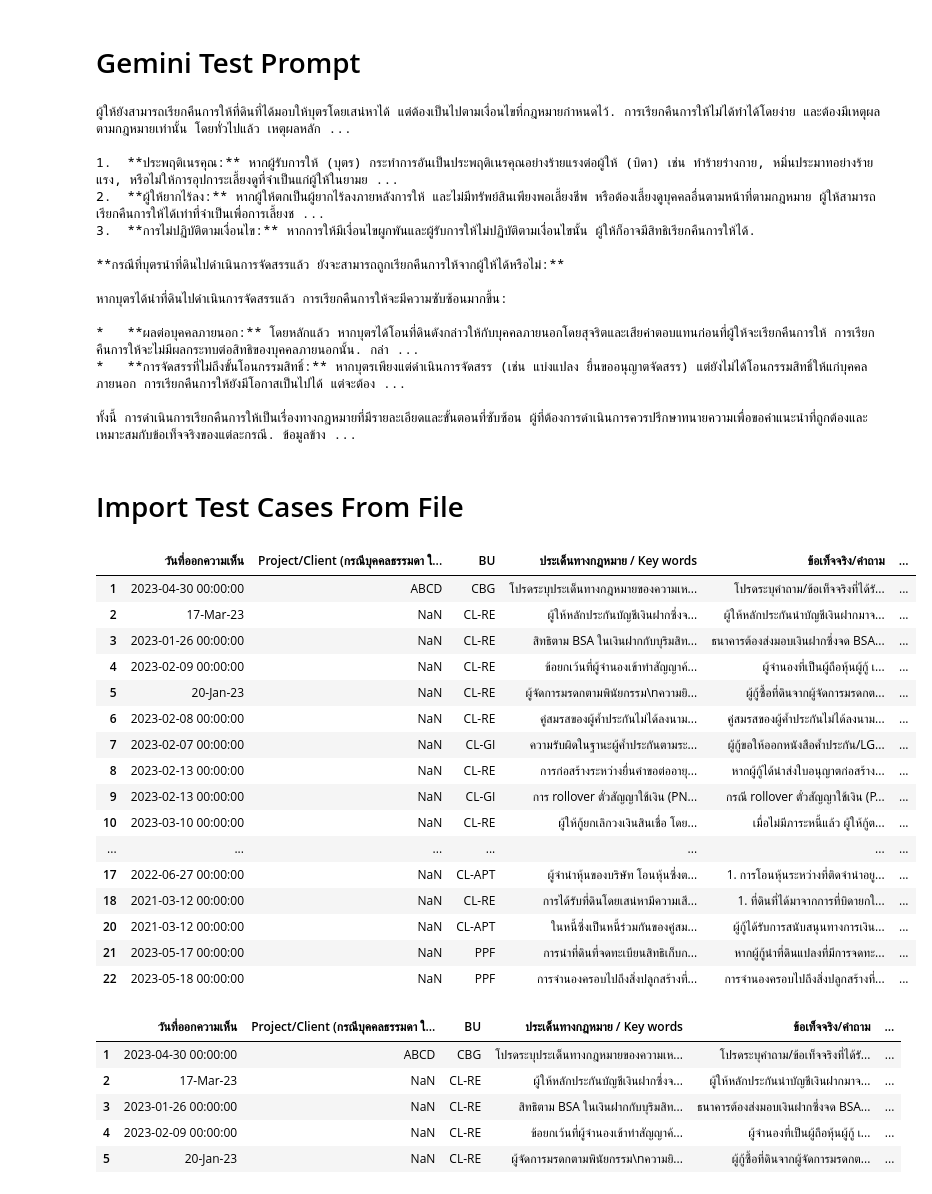
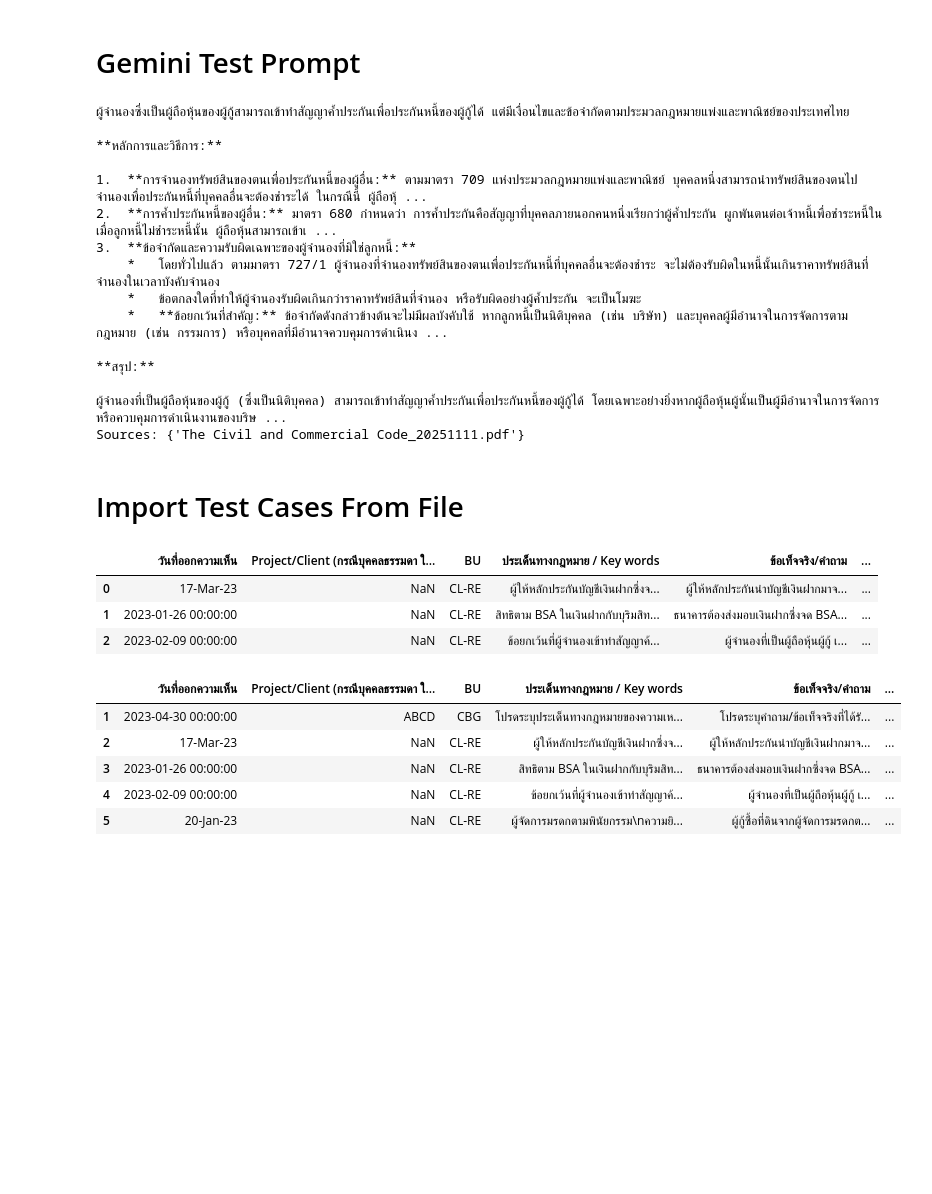
Before and after one commit to rit1217/Study-RAG, a Jupyter notebook: introduction_to_rag.ipynb, the cells around one changed output. Drawn from its saved outputs; the diff is of its cells as text; code cells hidden in the pictures; blank space fills up the shorter version.

```diff
--- a/introduction_to_rag.ipynb
+++ b/introduction_to_rag.ipynb
@@ -75,49 +120,37 @@ def ask_legal_gemini(question):
 # %%
-question="""1. ที่ดินที่ได้มาจากการที่บิดายกให้บุตรโดยเสน่หา บิดาซึ่งเป็นผู้ให้ยังสามารถเรียกคืนจากบุตรได้หรือไม่ เรียกคืนจากสาเหตุใดได้บ้าง
-2. กรณีที่บุตรนำที่ดินไปดำเนินการจัดสรรแล้ว ยังจะสามารถถูกเรียกคืนการให้จากผู้ให้ได้หรือไม่"""
+question="""ผู้จำนองที่เป็นผู้ถือหุ้นผู้กู้ เข้าทำสัญญาค้ำประกันเพื่อประกันหนี้ผู้กู้ ได้หรือไม่ อย่างไร"""
 
-print(ask_legal_gemini(question).text)
+response, response_text = ask_legal_gemini(client, question, FILE_STORE_NAME)
+print(response_text)
 # %% [output]
-ผู้ให้ยังสามารถเรียกคืนการให้ที่ดินที่ได้มอบให้บุตรโดยเสน่หาได้ แต่ต้องเป็นไปตามเงื่อนไขที่กฎหมายกำหนดไว้. การเรียกคืนการให้ไม่ได้ทำได้โดยง่าย และต้องมีเหตุผลตามกฎหมายเท่านั้น โดยทั่วไปแล้ว เหตุผลหลัก ...
+ผู้จำนองซึ่งเป็นผู้ถือหุ้นของผู้กู้สามารถเข้าทำสัญญาค้ำประกันเพื่อประกันหนี้ของผู้กู้ได้ แต่มีเงื่อนไขและข้อจำกัดตามประมวลกฎหมายแพ่งและพาณิชย์ของประเทศไทย
 
-1.  **ประพฤติเนรคุณ:** หากผู้รับการให้ (บุตร) กระทำการอันเป็นประพฤติเนรคุณอย่างร้ายแรงต่อผู้ให้ (บิดา) เช่น ทำร้ายร่างกาย, หมิ่นประมาทอย่างร้ายแรง, หรือไม่ให้การอุปการะเลี้ยงดูที่จำเป็นแก่ผู้ให้ในยามย ...
-2.  **ผู้ให้ยากไร้ลง:** หากผู้ให้ตกเป็นผู้ยากไร้ลงภายหลังการให้ และไม่มีทรัพย์สินเพียงพอเลี้ยงชีพ หรือต้องเลี้ยงดูบุคคลอื่นตามหน้าที่ตามกฎหมาย ผู้ให้สามารถเรียกคืนการให้ได้เท่าที่จำเป็นเพื่อการเลี้ยงช ...
-3.  **การไม่ปฏิบัติตามเงื่อนไข:** หากการให้มีเงื่อนไขผูกพันและผู้รับการให้ไม่ปฏิบัติตามเงื่อนไขนั้น ผู้ให้ก็อาจมีสิทธิเรียกคืนการให้ได้.
+**หลักการและวิธีการ:**
 
-**กรณีที่บุตรนำที่ดินไปดำเนินการจัดสรรแล้ว ยังจะสามารถถูกเรียกคืนการให้จากผู้ให้ได้หรือไม่:**
+1.  **การจำนองทรัพย์สินของตนเพื่อประกันหนี้ของผู้อื่น:** ตามมาตรา 709 แห่งประมวลกฎหมายแพ่งและพาณิชย์ บุคคลหนึ่งสามารถนำทรัพย์สินของตนไปจำนองเพื่อประกันหนี้ที่บุคคลอื่นจะต้องชำระได้ ในกรณีนี้ ผู้ถือหุ้ ...
+2.  **การค้ำประกันหนี้ของผู้อื่น:** มาตรา 680 กำหนดว่า การค้ำประกันคือสัญญาที่บุคคลภายนอกคนหนึ่งเรียกว่าผู้ค้ำประกัน ผูกพันตนต่อเจ้าหนี้เพื่อชำระหนี้ในเมื่อลูกหนี้ไม่ชำระหนี้นั้น ผู้ถือหุ้นสามารถเข้าเ ...
+3.  **ข้อจำกัดและความรับผิดเฉพาะของผู้จำนองที่มิใช่ลูกหนี้:**
+    *   โดยทั่วไปแล้ว ตามมาตรา 727/1 ผู้จำนองที่จำนองทรัพย์สินของตนเพื่อประกันหนี้ที่บุคคลอื่นจะต้องชำระ จะไม่ต้องรับผิดในหนี้นั้นเกินราคาทรัพย์สินที่จำนองในเวลาบังคับจำนอง
+    *   ข้อตกลงใดที่ทำให้ผู้จำนองรับผิดเกินกว่าราคาทรัพย์สินที่จำนอง หรือรับผิดอย่างผู้ค้ำประกัน จะเป็นโมฆะ
+    *   **ข้อยกเว้นที่สำคัญ:** ข้อจำกัดดังกล่าวข้างต้นจะไม่มีผลบังคับใช้ หากลูกหนี้เป็นนิติบุคคล (เช่น บริษัท) และบุคคลผู้มีอำนาจในการจัดการตามกฎหมาย (เช่น กรรมการ) หรือบุคคลที่มีอำนาจควบคุมการดำเนินง ...
 
-หากบุตรได้นำที่ดินไปดำเนินการจัดสรรแล้ว การเรียกคืนการให้จะมีความซับซ้อนมากขึ้น:
+**สรุป:**
 
-*   **ผลต่อบุคคลภายนอก:** โดยหลักแล้ว หากบุตรได้โอนที่ดินดังกล่าวให้กับบุคคลภายนอกโดยสุจริตและเสียค่าตอบแทนก่อนที่ผู้ให้จะเรียกคืนการให้ การเรียกคืนการให้จะไม่มีผลกระทบต่อสิทธิของบุคคลภายนอกนั้น. กล่า ...
-*   **การจัดสรรที่ไม่ถึงขั้นโอนกรรมสิทธิ์:** หากบุตรเพียงแต่ดำเนินการจัดสรร (เช่น แบ่งแปลง ยื่นขออนุญาตจัดสรร) แต่ยังไม่ได้โอนกรรมสิทธิ์ให้แก่บุคคลภายนอก การเรียกคืนการให้ยังมีโอกาสเป็นไปได้ แต่จะต้อง ...
-
-ทั้งนี้ การดำเนินการเรียกคืนการให้เป็นเรื่องทางกฎหมายที่มีรายละเอียดและขั้นตอนที่ซับซ้อน ผู้ที่ต้องการดำเนินการควรปรึกษาทนายความเพื่อขอคำแนะนำที่ถูกต้องและเหมาะสมกับข้อเท็จจริงของแต่ละกรณี. ข้อมูลข้าง ...
+ผู้จำนองที่เป็นผู้ถือหุ้นของผู้กู้ (ซึ่งเป็นนิติบุคคล) สามารถเข้าทำสัญญาค้ำประกันเพื่อประกันหนี้ของผู้กู้ได้ โดยเฉพาะอย่างยิ่งหากผู้ถือหุ้นผู้นั้นเป็นผู้มีอำนาจในการจัดการหรือควบคุมการดำเนินงานของบริษ ...
+Sources: {'The Civil and Commercial Code_20251111.pdf'}
 # %% [markdown]
 # Import Test Cases From File
 # %%
 test_df = pd.read_excel("/content/drive/MyDrive/KKP/รวบรวมความเห็นและประเด็นทางกฎหมาย (ปรับเพิ่มสำหรับใช้งาน AI)_Internal Use_Extract.xlsx",
                         sheet_name="Legal Analysis to BU",
-                        skiprows=[0,1])
+                        skiprows=[0,1,3,4])
 
 test_df.columns = [x.strip() for x in test_df.columns]
 test_df = test_df.dropna(subset=["ข้อเท็จจริง/คำถาม"])
-test_df
+test_df.head(3)
 # %% [output]
 |  | วันที่ออกความเห็น | Project/Client (กรณีบุคคลธรรมดา ใ... | BU | ประเด็นทางกฎหมาย / Key words | ข้อเท็จจริง/คำถาม | ... |
-| 1 | 2023-04-30 00:00:00 | ABCD | CBG | โปรดระบุประเด็นทางกฎหมายของความเห... | โปรดระบุคำถาม/ข้อเท็จจริงที่ได้รั... | ... |
-| 2 | 17-Mar-23 | NaN | CL-RE | ผู้ให้หลักประกันบัญชีเงินฝากซึ่งจ... | ผู้ให้หลักประกันนำบัญชีเงินฝากมาจ... | ... |
-| 3 | 2023-01-26 00:00:00 | NaN | CL-RE | สิทธิตาม BSA ในเงินฝากกับบุริมสิท... | ธนาคารต้องส่งมอบเงินฝากซึ่งจด BSA... | ... |
-| 4 | 2023-02-09 00:00:00 | NaN | CL-RE | ข้อยกเว้นที่ผู้จำนองเข้าทำสัญญาค้... | ผู้จำนองที่เป็นผู้ถือหุ้นผู้กู้ เ... | ... |
-| 5 | 20-Jan-23 | NaN | CL-RE | ผู้จัดการมรดกตามพินัยกรรม\nความยิ... | ผู้กู้ซื้อที่ดินจากผู้จัดการมรดกต... | ... |
-| 6 | 2023-02-08 00:00:00 | NaN | CL-RE | คู่สมรสของผู้ค้ำประกันไม่ได้ลงนาม... | คู่สมรสของผู้ค้ำประกันไม่ได้ลงนาม... | ... |
-| 7 | 2023-02-07 00:00:00 | NaN | CL-GI | ความรับผิดในฐานะผู้ค้ำประกันตามระ... | ผู้กู้ขอให้ออกหนังสือค้ำประกัน/LG... | ... |
-| 8 | 2023-02-13 00:00:00 | NaN | CL-RE | การก่อสร้างระหว่างยื่นคำขอต่ออายุ... | หากผู้กู้ได้นำส่งใบอนุญาตก่อสร้าง... | ... |
-| 9 | 2023-02-13 00:00:00 | NaN | CL-GI | การ rollover ตั๋วสัญญาใช้เงิน (PN... | กรณี rollover ตั๋วสัญญาใช้เงิน (P... | ... |
-| 10 | 2023-03-10 00:00:00 | NaN | CL-RE | ผู้ให้กู้ยกเลิกวงเงินสินเชื่อ โดย... | เมื่อไม่มีภาระหนี้แล้ว ผู้ให้กู้ต... | ... |
-| ... | ... | ... | ... | ... | ... | ... |
-| 17 | 2022-06-27 00:00:00 | NaN | CL-APT | ผู้จำนำหุ้นของบริษัท โอนหุ้นซึ่งต... | 1. การโอนหุ้นระหว่างที่ติดจำนำอยู... | ... |
-| 18 | 2021-03-12 00:00:00 | NaN | CL-RE | การได้รับที่ดินโดยเสน่หามีความเสี... | 1. ที่ดินที่ได้มาจากการที่บิดายกใ... | ... |
-| 20 | 2021-03-12 00:00:00 | NaN | CL-APT | ในหนี้ซึ่งเป็นหนี้ร่วมกันของคู่สม... | ผู้กู้ได้รับการสนับสนุนทางการเงิน... | ... |
-| 21 | 2023-05-17 00:00:00 | NaN | PPF | การนำที่ดินที่จดทะเบียนสิทธิเก็บก... | หากผู้กู้นำที่ดินแปลงที่มีการจดทะ... | ... |
-| 22 | 2023-05-18 00:00:00 | NaN | PPF | การจำนองครอบไปถึงสิ่งปลูกสร้างที่... | การจำนองครอบไปถึงสิ่งปลูกสร้างที่... | ... |
+| 0 | 17-Mar-23 | NaN | CL-RE | ผู้ให้หลักประกันบัญชีเงินฝากซึ่งจ... | ผู้ให้หลักประกันนำบัญชีเงินฝากมาจ... | ... |
+| 1 | 2023-01-26 00:00:00 | NaN | CL-RE | สิทธิตาม BSA ในเงินฝากกับบุริมสิท... | ธนาคารต้องส่งมอบเงินฝากซึ่งจด BSA... | ... |
+| 2 | 2023-02-09 00:00:00 | NaN | CL-RE | ข้อยกเว้นที่ผู้จำนองเข้าทำสัญญาค้... | ผู้จำนองที่เป็นผู้ถือหุ้นผู้กู้ เ... | ... |
 # %%
```
Also changed, not shown: parts of 25 cells of this notebook.
